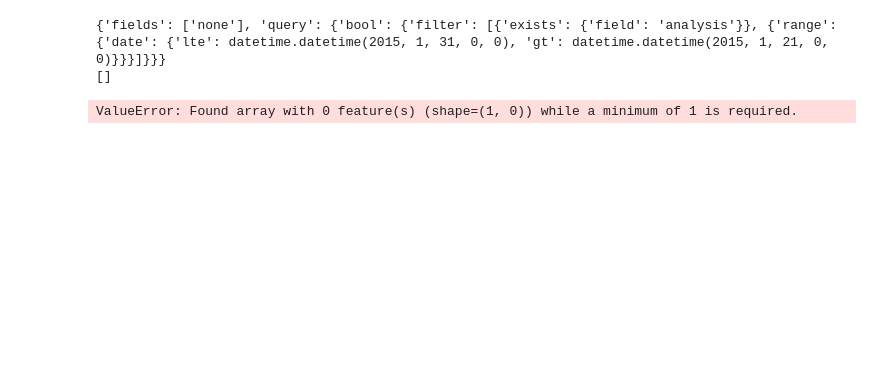
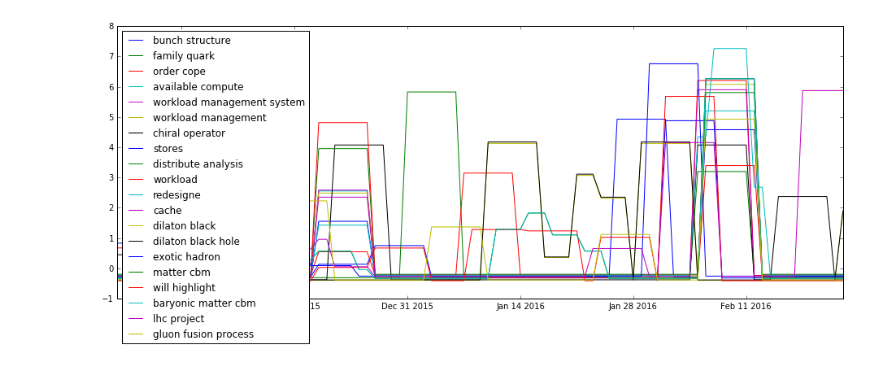
Before and after one commit to inspirehep/invenio-trends, a Jupyter notebook: research/Fitter.ipynb, the cells around one changed output. Cells and saved outputs as stored; diff of their text form; code cells hidden in the pictures; blank space fills up the shorter version.

```diff
--- a/research/Fitter.ipynb
+++ b/research/Fitter.ipynb
@@ -4,21 +4,29 @@ import sys
 module_path = os.path.abspath(os.path.join('..'))
 if module_path not in sys.path:
     sys.path.append(module_path)
+# %%
+%matplotlib inline
+import numpy as np
+import matplotlib.pyplot as plt
+import pylab as py
+py.rcParams['figure.figsize'] = (16, 6)
+plt.hold(True)
+plt.close()
+
+from invenio_trends.etl.index_synchronizer import IndexSynchronizer
+from invenio_trends.analysis.trends_detector import TrendsDetector
+from invenio_trends.analysis.granularity import Granularity
+from invenio_trends.analysis.utils import parse_iso_date
 # %%
 config = {
     'host': 'http://localhost:9200',
-    'source': {
-        'index': 'records-hep',
-        'analysis_field': 'abstracts.value',
-        'date_field': 'earliest_date',
-        'doc_type': 'hep',
-    },
-    'analysis': {
-        'index': 'trends-analysis',
-        'analysis_field': 'analysis',
-        'date_field': 'date',
-        'doc_type': 'hep',
-    },
+    'index': 'records-trends',
+    'source_index': 'records-hep',
+    'doc_type': 'hep',
+    'analysis_field': 'abstracts.value',
+    'date_field': 'earliest_date',
+    'id_field': 'self_recid',
+    'tokenizer': 'icu_tokenizer',
     'minimum_date': '2013-02-01',
     'maximum_date': None,
     'filter_script': "d = doc['earliest_date'].date; d.getDayOfYear() != 1",
@@ -41,9 +45,9 @@ from invenio_trends.analysis.trends_detector import TrendsDetector
 # %%
 td = TrendsDetector(config)
 # %%
-date = '2015-01-31T00:00:00.00'
+date = '2016-02-26T00:00:00.00'
 granularity = 'day'
-foreground_window = 10
+foreground_window = 90
 background_window = 365
 minimum_frequency_threshold = 5
 smoothing_len = 7
@@ -57,15 +58,12 @@ reference_date = parse_iso_date(date)
 gran = Granularity[granularity]
 foreground_start = reference_date - foreground_window * gran.value
 background_start = reference_date - background_window * gran.value
+smoothing_window = np.ones(smoothing_len)
 
 ids = td.interval_ids(foreground_start, reference_date)
 all_terms = td.term_vectors(ids)
 terms = td.sorting_freq_threshold(all_terms, minimum_frequency_threshold)
 hists = td.terms_histograms(terms, background_start, reference_date, gran)
-scores = td.hist_scores(hists, foreground_start, smoothing_len)
+scores = td.hist_scores(hists, foreground_start, smoothing_window)
 trending = td.classify_scores(scores, num_cluster)
 trends = td.prune_scores(trending, num_trends)
-# %% [output]
-{'fields': ['none'], 'query': {'bool': {'filter': [{'exists': {'field': 'analysis'}}, {'range': {'date': {'lte': datetime.datetime(2015, 1, 31, 0, 0), 'gt': datetime.datetime(2015, 1, 21, 0, 0)}}}]}}}
-[]
-ValueError: Found array with 0 feature(s) (shape=(1, 0)) while a minimum of 1 is required.
@@ -73,0 +70,7 @@ td.interval_ids(foreground_start, reference_date)
+# %%
+for term, stats, (date, score) in trends[:20]:
+    plt.plot(date, score, label=term)
+plt.legend(loc='upper left')
+plt.show()
+# %% [output]
+[figure, added]
```
Also changed, not shown: parts of 7 cells of this notebook, 3 other files.
